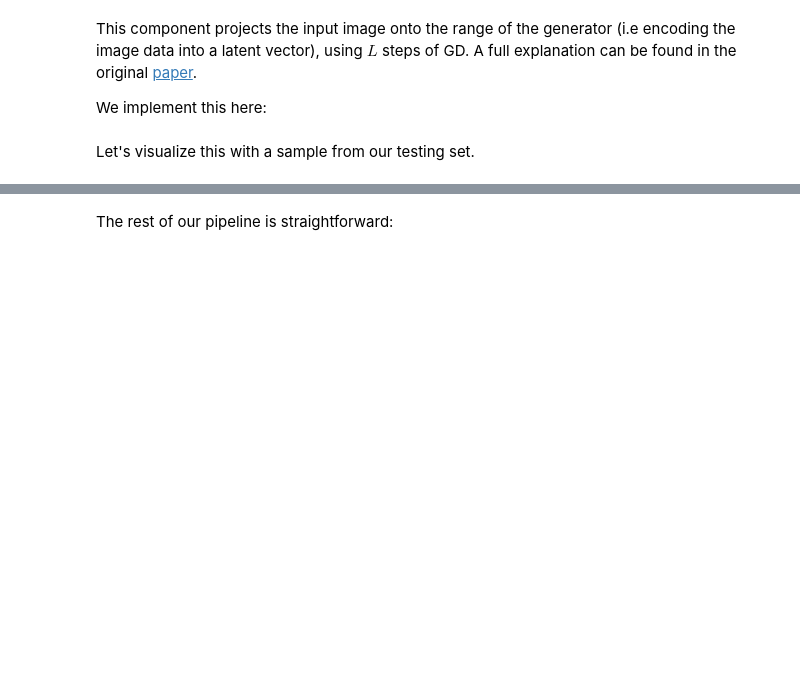
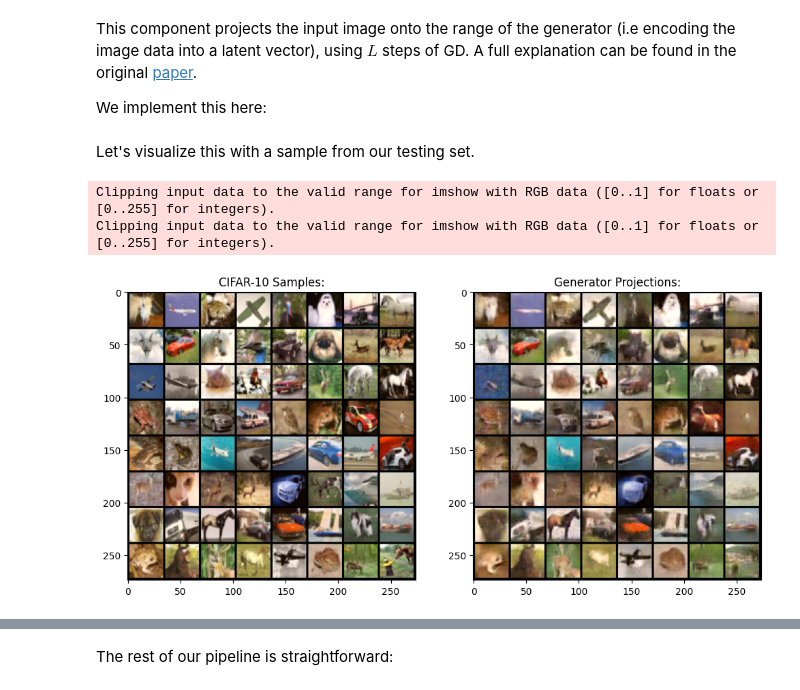
Before and after one commit to LukeIngram/CS-486-Final-Project, a Jupyter notebook: DefenseGAN_eval.ipynb, the cells around one changed output, grey strips where cells are left out. Drawn from its saved outputs; the diff is of its cells as text; code cells hidden in the pictures; blank space fills up the shorter version.

```diff
--- a/DefenseGAN_eval.ipynb
+++ b/DefenseGAN_eval.ipynb
@@ -49,7 +47,7 @@ transforms = vt.Compose([
 ])
 
 cifar10_dataset = CIFAR10(root='./data', train=False, download=True, transform=transforms)
-cifar10_loader = DataLoader(cifar10_dataset, batch_size=BATCH_SIZE, shuffle=False)
+cifar10_loader = DataLoader(cifar10_dataset, batch_size=BATCH_SIZE, shuffle=True)
 # %% [output]
 Files already downloaded and verified
 # %%
@@ -246,3 +244,21 @@ def plot_reconstruction_errors(reconstruction_errors):
     plt.show()
 # %% [markdown]
 Let's visualize this with a sample from our testing set.
+# %%
+fig, (ax1, ax2) = plt.subplots(1, 2, figsize=(12, 12))
+
+# Get one image and label from CIFAR-10
+image, labels = next(iter(cifar10_loader))
+image = image.to(DEVICE)
+
+projected_img, plot_data = project_onto_generator(generator, image, L, R, lr=0.253, verbose=True)
+
+ax1.imshow(np.transpose(make_grid(image.cpu()).numpy(), (1, 2, 0)))
+ax1.set_title(f"CIFAR-10 Samples:")
+ax2.imshow(np.transpose(make_grid(projected_img.cpu().detach()), (1, 2, 0)))
+ax2.set_title(f"Generator Projections:")
+plt.show()
+# %% [output]
+Clipping input data to the valid range for imshow with RGB data ([0..1] for floats or [0..255] for integers).
+Clipping input data to the valid range for imshow with RGB data ([0..1] for floats or [0..255] for integers).
+[figure, added]
```
Also changed, not shown: parts of 14 cells of this notebook, 10 other files.
